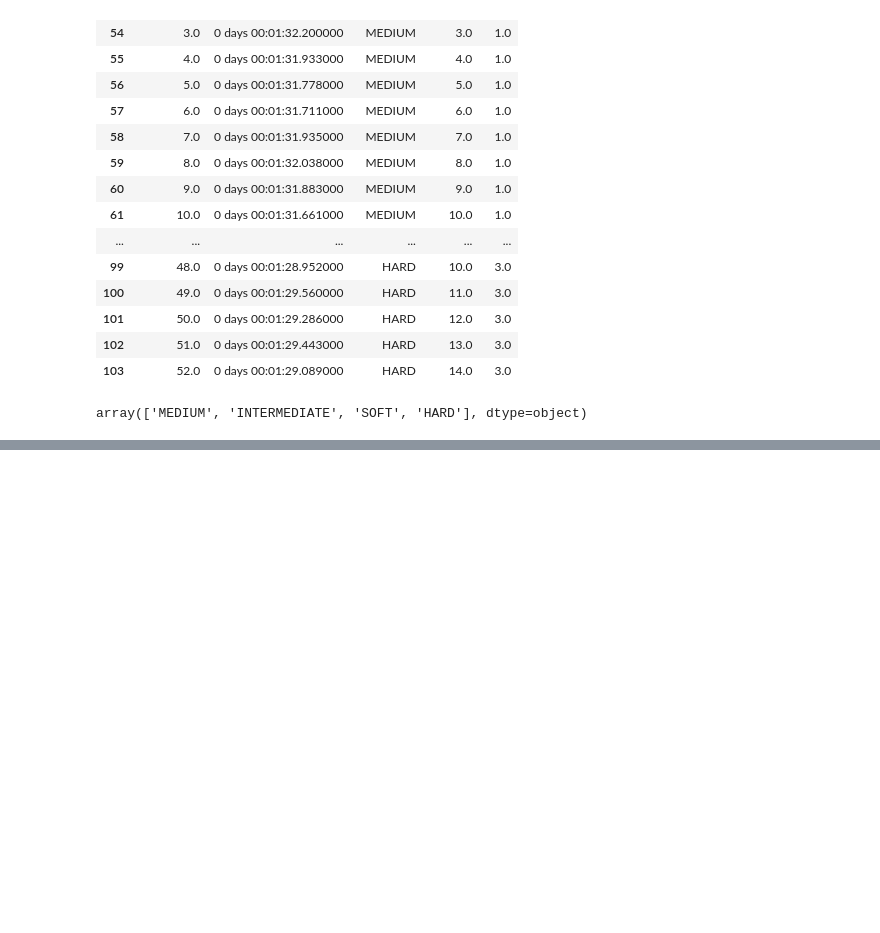
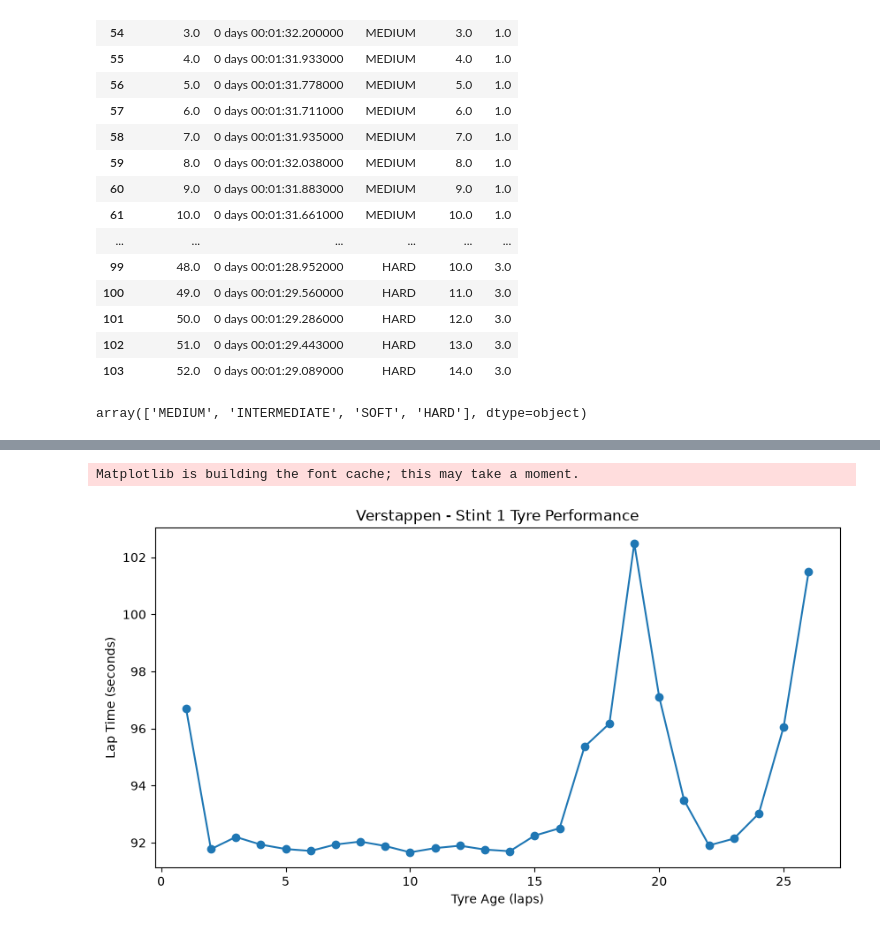
Before and after one commit to Saaimmalik/F1-Race-Strategy-Predictor, a Jupyter notebook: notebooks/01_exploring_f1_data.ipynb, the cells around one changed output, grey strips where cells are left out. Drawn from its saved outputs; the diff is of its cells as text; code cells hidden in the pictures; blank space fills up the shorter version.

```diff
--- a/notebooks/01_exploring_f1_data.ipynb
+++ b/notebooks/01_exploring_f1_data.ipynb
@@ -79,0 +102,5 @@ array(['MEDIUM', 'INTERMEDIATE', 'SOFT', 'HARD'], dtype=object)
+# %%
+stint_1 = verstappen[verstappen["Stint"] == 1]
+stint_1[
+    ["LapNumber", "LapTime", "Compound", "TyreLife"]
+]
@@ -79,0 +125,5 @@ array(['MEDIUM', 'INTERMEDIATE', 'SOFT', 'HARD'], dtype=object)
+# %%
+stint_1["LapTimeSeconds"] = stint_1["LapTime"].dt.total_seconds()
+stint_1[
+    ["LapNumber", "LapTimeSeconds", "Compound", "TyreLife"]
+]
@@ -79,0 +153,19 @@ array(['MEDIUM', 'INTERMEDIATE', 'SOFT', 'HARD'], dtype=object)
+# %%
+import matplotlib.pyplot as plt
+
+plt.figure(figsize=(10, 5))
+
+plt.plot(
+    stint_1["TyreLife"],
+    stint_1["LapTimeSeconds"],
+    marker="o"
+)
+
+plt.xlabel("Tyre Age (laps)")
+plt.ylabel("Lap Time (seconds)")
+plt.title("Verstappen - Stint 1 Tyre Performance")
+
+plt.show()
+# %% [output]
+Matplotlib is building the font cache; this may take a moment.
+[figure, added]
```
Also changed, not shown: parts of 34 cells of this notebook.
